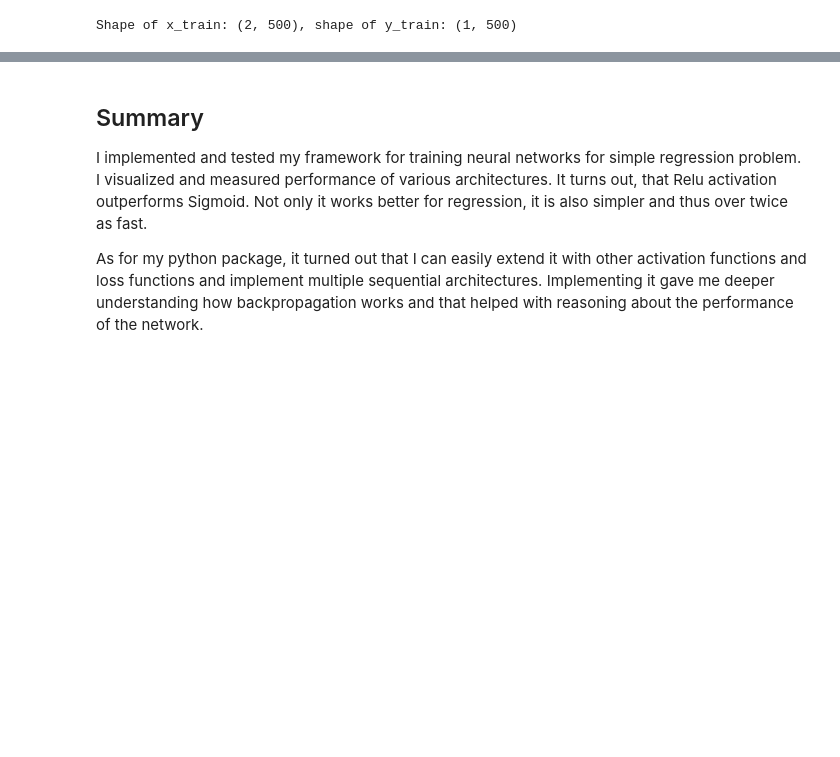
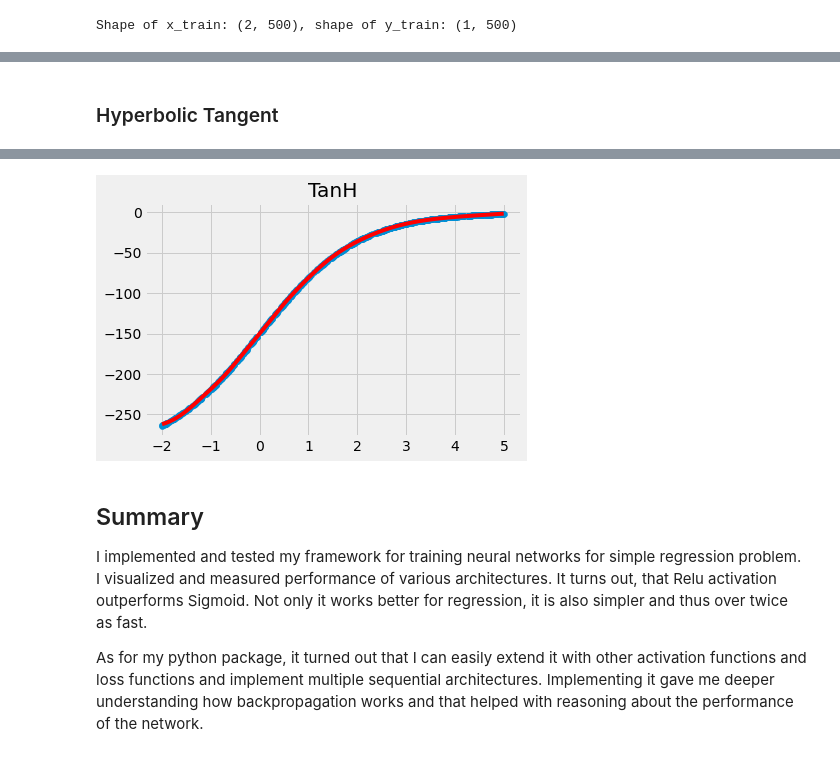
Before and after one commit to kaletap/neural-network, a Jupyter notebook: 01_demo_regression.ipynb, the cells around one changed output, grey strips where cells are left out. Drawn from its saved outputs; the diff is of its cells as text; code cells hidden in the pictures; blank space fills up the shorter version.

```diff
--- a/01_demo_regression.ipynb
+++ b/01_demo_regression.ipynb
@@ -214,0 +226,7 @@ Training completed. Loss: 8.348338660815154
+# %% [markdown]
+### Hyperbolic Tangent
+# %%
+from nnet.activations import TanH
+net = NeuralNetwork(2, [(10, TanH()), (1, Identity())], QuadraticLoss(), sd=1e-3)
+train_net_and_plot(net, x_train, y_train, "TanH", n_iter=20_000, lr=0.001)
+# %% [output]
@@ -215,3 +234,4 @@ Training completed. Loss: 8.348338660815154
+[figure, added]
 # %% [markdown]
 ## Summary
 I implemented and tested my framework for training neural networks for simple regression problem. I visualized and measured performance of various architectures. It turns out, that Relu activation outperforms Sigmoid. Not only it works better for regression, it is also simpler and thus over twice as fast.
```
Also changed, not shown: parts of 7 cells of this notebook, 4 other files.
